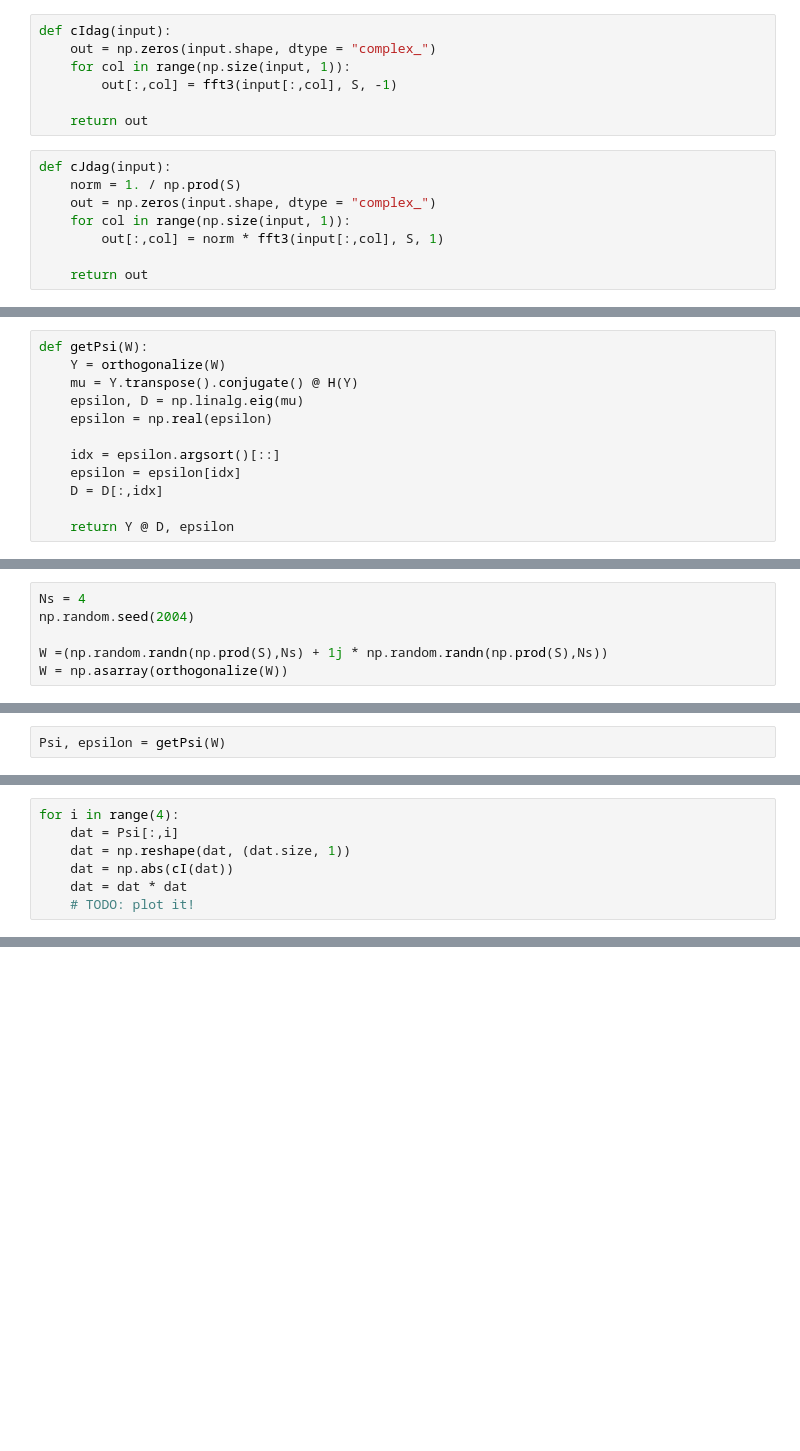
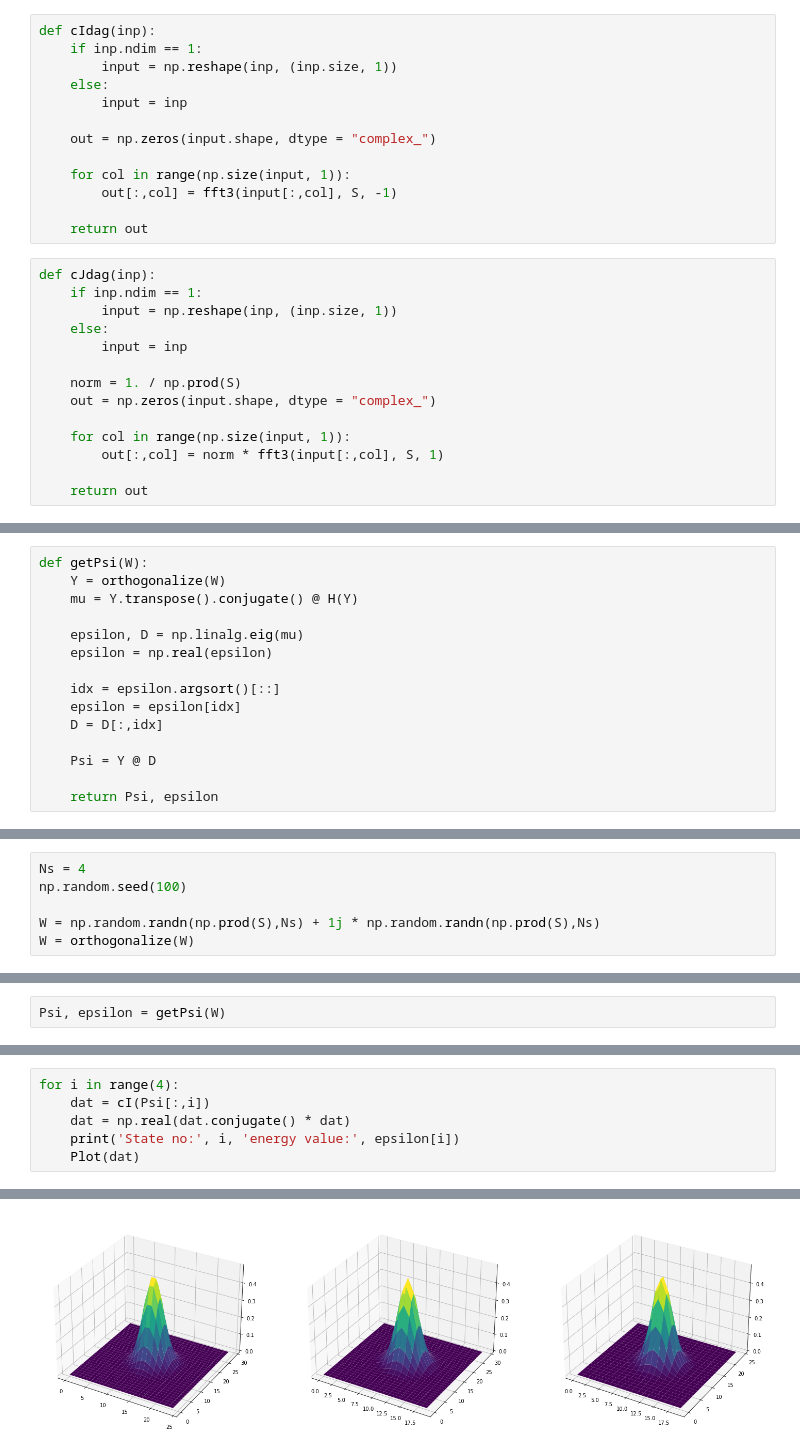
Before and after one commit to aromanro/PythonCompphys, a Jupyter notebook: dft.ipynb, the cells around one changed output, grey strips where cells are left out. Cells and saved outputs as stored; diff of their text form; blank space fills up the shorter version.

```diff
--- a/dft.ipynb
+++ b/dft.ipynb
@@ -225,15 +254,27 @@ def L(input):
     return -np.linalg.det(R) * (G2 @ np.ones((1, np.size(input, 1)))) * input
 # %%
-def cIdag(input):
+def cIdag(inp):
+    if inp.ndim == 1:
+        input = np.reshape(inp, (inp.size, 1))
+    else:
+        input = inp
+
     out = np.zeros(input.shape, dtype = "complex_")
+
     for col in range(np.size(input, 1)):
         out[:,col] = fft3(input[:,col], S, -1)
 
     return out
 # %%
-def cJdag(input):
+def cJdag(inp):
+    if inp.ndim == 1:
+        input = np.reshape(inp, (inp.size, 1))
+    else:
+        input = inp
+
     norm = 1. / np.prod(S)
     out = np.zeros(input.shape, dtype = "complex_")
+
     for col in range(np.size(input, 1)):
         out[:,col] = norm * fft3(input[:,col], S, 1)
 
@@ -304,6 +349,7 @@ def sd(W, Nit):
 def getPsi(W):
     Y = orthogonalize(W)
     mu = Y.transpose().conjugate() @ H(Y)
+
     epsilon, D = np.linalg.eig(mu)
     epsilon = np.real(epsilon)
 
@@ -311,7 +357,9 @@ def getPsi(W):
     epsilon = epsilon[idx]
     D = D[:,idx]
 
-    return Y @ D, epsilon
+    Psi = Y @ D
+
+    return Psi, epsilon
 # %%
 X = np.asarray([[0, 0, 0], [4, 0, 0]])
 Sf = np.sum(np.exp(-1j * G @ X.transpose()), axis = 1)
@@ -325,10 +373,10 @@ n = cI(cJ(g1) * Sf)
 n = np.real(n)
 # %%
 Ns = 4
-np.random.seed(2004)
+np.random.seed(100)
 
-W =(np.random.randn(np.prod(S),Ns) + 1j * np.random.randn(np.prod(S),Ns))
-W = np.asarray(orthogonalize(W))
+W = np.random.randn(np.prod(S),Ns) + 1j * np.random.randn(np.prod(S),Ns)
+W = orthogonalize(W)
 # %%
 W = sd(W,600)
 # %%
@@ -340,7 +388,7 @@ array([2.99999957, 5.00001463, 5.00007839, 5.00030139])
 # %%
 for i in range(4):
-    dat = Psi[:,i]
-    dat = np.reshape(dat, (dat.size, 1))
-    dat = np.abs(cI(dat))
-    dat = dat * dat
-    # TODO: plot it!
+    dat = cI(Psi[:,i])
+    dat = np.real(dat.conjugate() * dat)
+    print('State no:', i, 'energy value:', epsilon[i])
+    Plot(dat)
+# %% [output]
@@ -346,0 +396 @@ for i in range(4):
+[figure, added]
```
Also changed, not shown: parts of 24 cells of this notebook, 2 other files.
